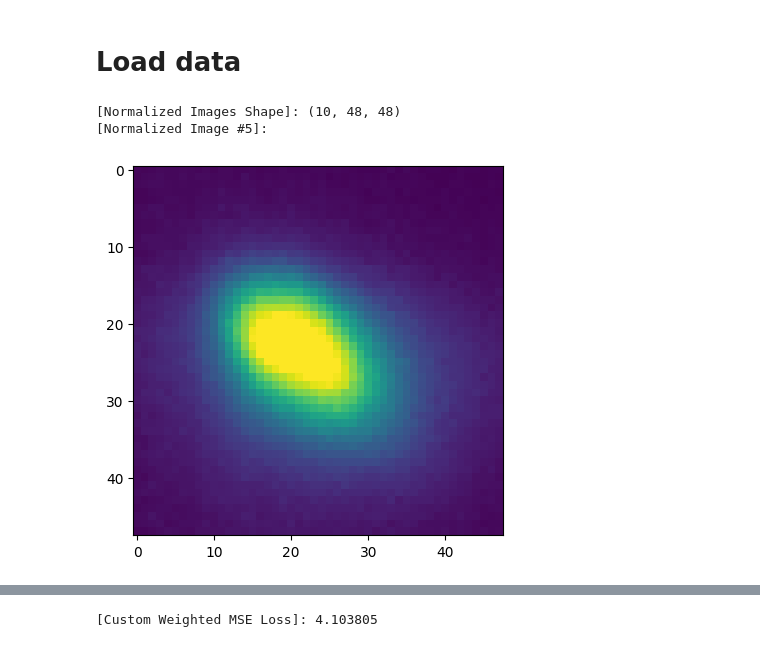
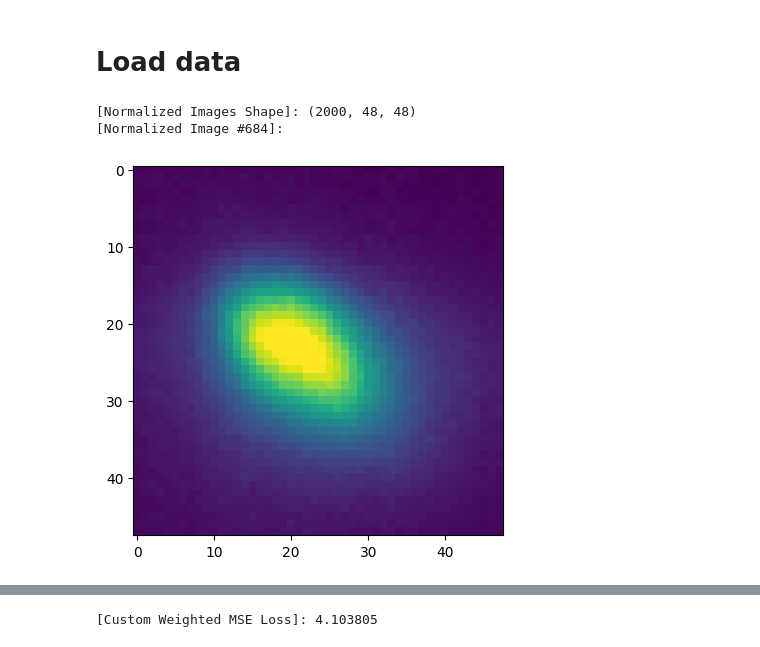
Before and after one commit to abdelabd/Rheed-GaussianModel, a Jupyter notebook: full_model_conversion.ipynb, the cells around one changed output, grey strips where cells are left out. Cells and saved outputs as stored; diff of their text form; code cells hidden in the pictures.

```diff
--- a/full_model_conversion.ipynb
+++ b/full_model_conversion.ipynb
@@ -79,33 +79,33 @@ REUSE_FACTOR = 32
 # %%
 output_scaler = StandardScaler()
 spot = 'spot_2'
 h5 = h5py.File(RHEED_DATA_FILE, 'r')
 
 raw_data = []
 for growth in h5.keys():
     raw_data.extend(h5[growth][spot])
 raw_data = np.array(raw_data).astype(np.float32)
 
 normalized_images = []
 for image in raw_data:
     normalized_images.append(image / np.max(image))
 normalized_images = np.array(normalized_images).astype(np.float32)
 
 if JUST_SAMPLE:
-    normalized_images = normalized_images[:10, :, :]
+    normalized_images = normalized_images[:2000, :, :]
 
 print(f'[Normalized Images Shape]: {normalized_images.shape}')
 
 # Validate Data Array:
 validate_data_array = True
 if validate_data_array:
     rand_int = np.random.randint(low=0, high=normalized_images.shape[0])
     print(f'[Normalized Image #{rand_int}]:')
     plt.imshow(normalized_images[rand_int])
 # %% [output]
-[Normalized Images Shape]: (10, 48, 48)
-[Normalized Image #5]:
+[Normalized Images Shape]: (2000, 48, 48)
+[Normalized Image #684]:
-[figure, old version]
+[figure, new version]
 # %%
 # Functions for estimating labels
 
```
Also changed, not shown: parts of 6 cells of this notebook.
